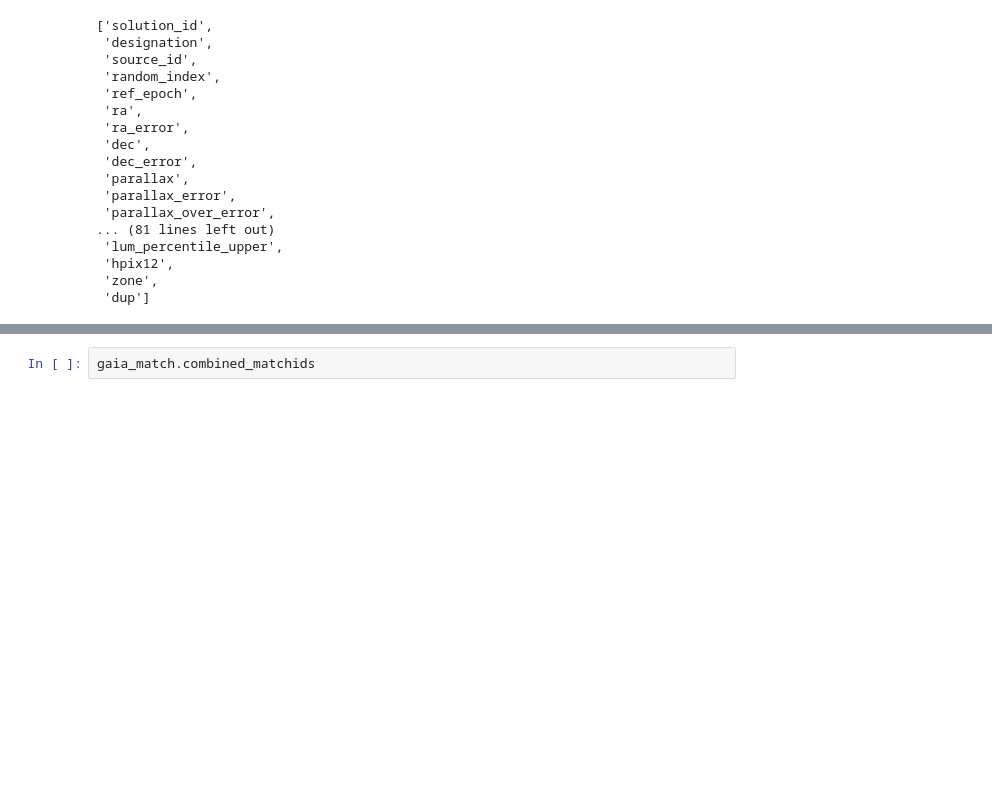
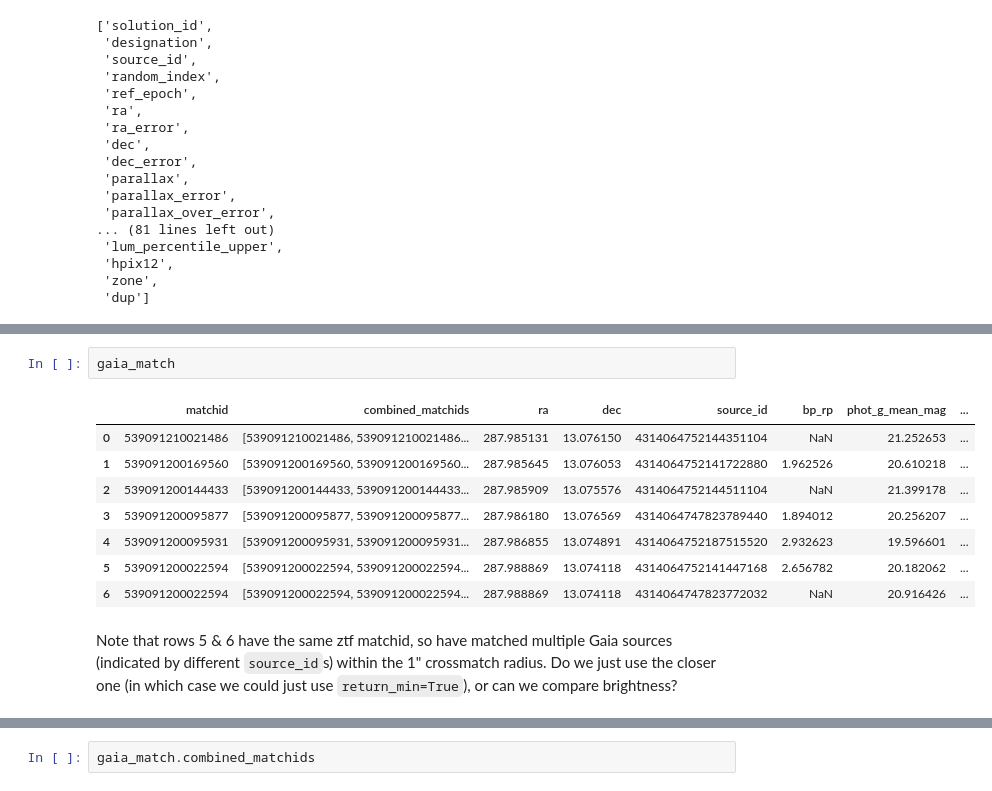
Before and after one commit to courtk32/stellar_flares, a Jupyter notebook: axs_ztf_gaia.ipynb, the cells around one changed output, grey strips where cells are left out. Saved outputs shown, nothing was run; the diff lists cells and outputs as text; blank space fills up the shorter version.

```diff
--- a/axs_ztf_gaia.ipynb
+++ b/axs_ztf_gaia.ipynb
@@ -144,0 +150,13 @@ Wall time: 1min 41s
+# %%
+gaia_match
+# %% [output]
+|  | matchid | combined_matchids | ra | dec | source_id | bp_rp | phot_g_mean_mag | ... |
+| 0 | 539091210021486 | [539091210021486, 539091210021486... | 287.985131 | 13.076150 | 4314064752144351104 | NaN | 21.252653 | ... |
+| 1 | 539091200169560 | [539091200169560, 539091200169560... | 287.985645 | 13.076053 | 4314064752141722880 | 1.962526 | 20.610218 | ... |
+| 2 | 539091200144433 | [539091200144433, 539091200144433... | 287.985909 | 13.075576 | 4314064752144511104 | NaN | 21.399178 | ... |
+| 3 | 539091200095877 | [539091200095877, 539091200095877... | 287.986180 | 13.076569 | 4314064747823789440 | 1.894012 | 20.256207 | ... |
+| 4 | 539091200095931 | [539091200095931, 539091200095931... | 287.986855 | 13.074891 | 4314064752187515520 | 2.932623 | 19.596601 | ... |
+| 5 | 539091200022594 | [539091200022594, 539091200022594... | 287.988869 | 13.074118 | 4314064752141447168 | 2.656782 | 20.182062 | ... |
+| 6 | 539091200022594 | [539091200022594, 539091200022594... | 287.988869 | 13.074118 | 4314064747823772032 | NaN | 20.916426 | ... |
+# %% [markdown]
+Note that rows 5 & 6 have the same ztf matchid, so have matched multiple Gaia sources (indicated by different `source_id`s) within the 1" crossmatch radius.  Do we just use the closer one (in which case we could just use `return_min=True`), or can we compare brightness?
```
Also changed, not shown: parts of 21 cells of this notebook, 1 other file.
